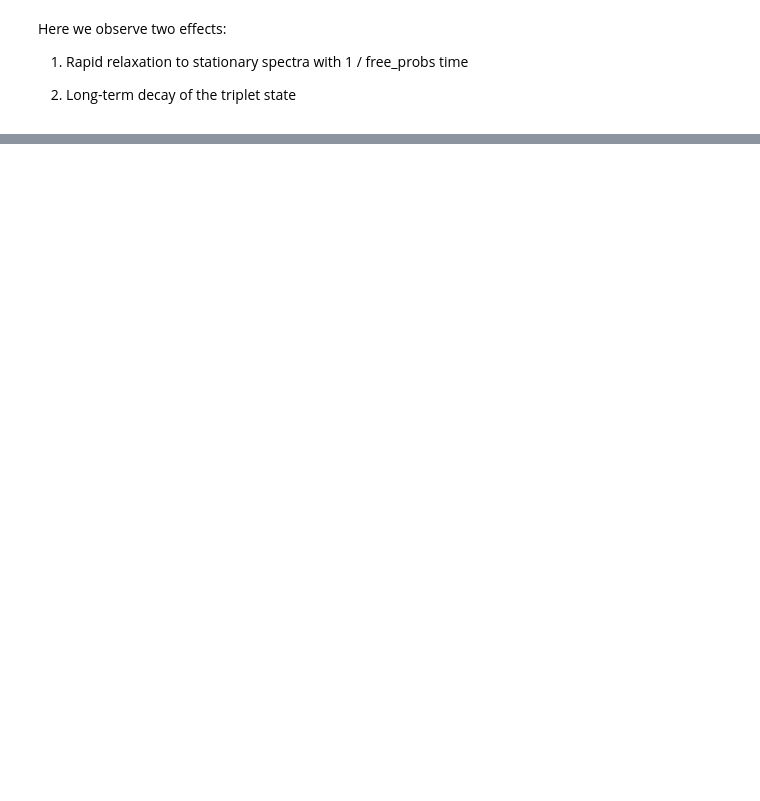
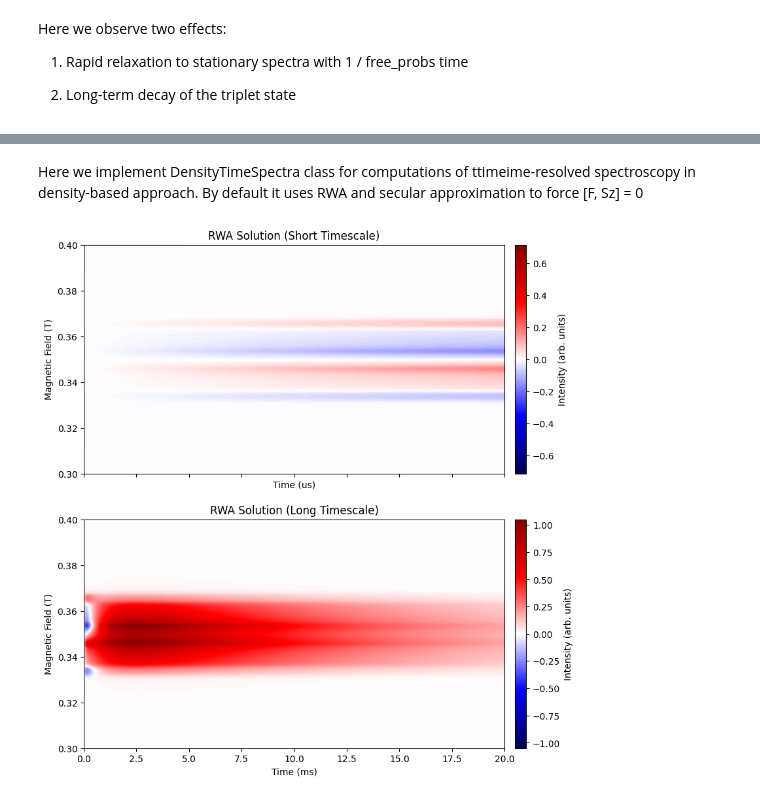
Before and after one commit to ArkadySamsonenkoWork/MarS, a Jupyter notebook: docs/source/examples/examples_for_documentation/example_5.ipynb, the cells around one changed output, grey strips where cells are left out. Cells and saved outputs as stored; diff of their text form; code cells hidden in the pictures; blank space fills up the shorter version.

```diff
--- a/docs/source/examples/examples_for_documentation/example_5.ipynb
+++ b/docs/source/examples/examples_for_documentation/example_5.ipynb
@@ -432,0 +488,54 @@ Internally, MarS separates the total relaxation superoperator into two parts:
+# %%
+# For any density computations it is better to use some dephasing to preserve spectra saturation by magnetic field
+dephasing = torch.tensor([1.0, 1.0, 1.0], device=device, dtype=dtype) * 1e4 # 100 µs is ann additioanl time to T2 relaxation.
+
+
+# Other parameters are from the previous task
+context = population.Context(
+    sample=triplet, basis="eigen",
+    init_populations=init_populations, dephasing=dephasing,
+    out_probs=out_probs, free_probs=free_probs,
+    device=device, dtype=dtype)
+# %% [markdown]
+Here we implement DensityTimeSpectra class for computations of ttimeime-resolved spectroscopy in density-based approach. By default it uses RWA and secular approximation to force [F, Sz] = 0
+# %%
+# Compute spectra
+tr_spectra_creator_rwa = spectra_manager.DensityTimeSpectra(
+    freq=9.8e9,    # Frequency in Hz
+    sample=triplet,
+    harmonic=0, # absorbtion
+    context=context,
+    temperature=300.0,
+    device=device,
+    dtype=dtype
+)
+
+spectrum_rwa_short = tr_spectra_creator_rwa(triplet, fields, time_short)
+spectrum_rwa_long = tr_spectra_creator_rwa(triplet, fields, time_long)
+
+# Normalize using long-time scale max
+normalization_rwa = np.max(np.abs(spectrum_rwa_long.cpu().numpy()))
+spectrum_rwa_long_np = spectrum_rwa_long.cpu().numpy() / normalization_rwa
+spectrum_rwa_short_np = spectrum_rwa_short.cpu().numpy() / normalization_rwa
+
+# Plotting
+fig, (ax_short, ax_long) = plt.subplots(2, 1, figsize=(10, 10), sharex=True)
+
+# Short timescale
+plt.sca(ax_short)
+visualization.plot_2d_timeresolved(
+    fields, time_short, spectrum_rwa_short_np,
+    time_unit="us",
+)
+plt.title("RWA Solution (Short Timescale)")
+
+# Long timescale
+plt.sca(ax_long)
+visualization.plot_2d_timeresolved(
+    fields, time_long, spectrum_rwa_long_np,
+    time_unit="ms",
+)
+plt.title("RWA Solution (Long Timescale)")
+plt.show()
+# %% [output]
+[figure, added]
```
Also changed, not shown: parts of 44 cells of this notebook, 52 other files.
